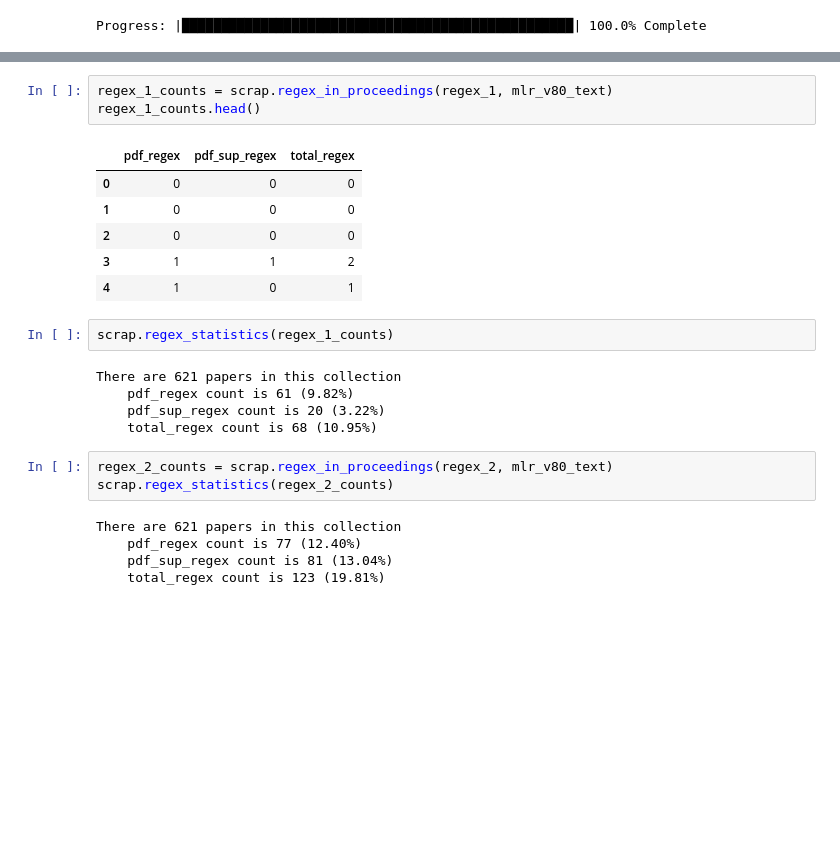
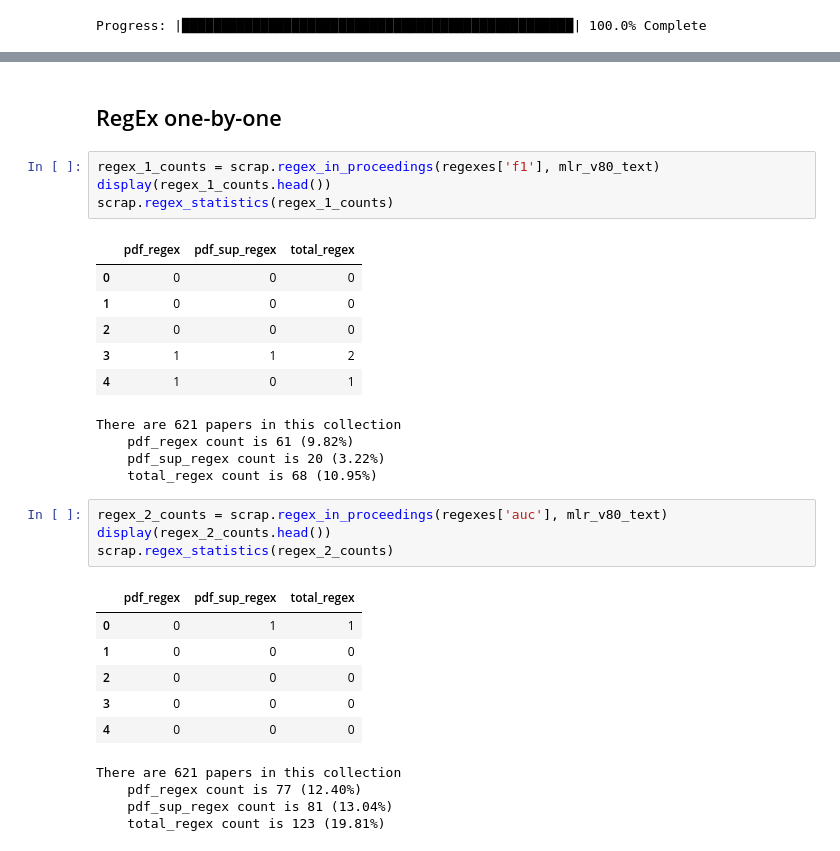
Before and after one commit to So-Cool/proceedings_scraper, a Jupyter notebook: mlr_use_case.ipynb, the cells around one changed output, grey strips where cells are left out. Drawn from its saved outputs; the diff is of its cells as text; blank space fills up the shorter version.

```diff
--- a/mlr_use_case.ipynb
+++ b/mlr_use_case.ipynb
@@ -48,6 +106,9 @@ regex_5 = r'(im|un|not )balance'
+# %% [markdown]
+## RegEx one-by-one ##
 # %%
-regex_1_counts = scrap.regex_in_proceedings(regex_1, mlr_v80_text)
-regex_1_counts.head()
+regex_1_counts = scrap.regex_in_proceedings(regexes['f1'], mlr_v80_text)
+display(regex_1_counts.head())
+scrap.regex_statistics(regex_1_counts)
 # %% [output]
 |  | pdf_regex | pdf_sup_regex | total_regex |
 | 0 | 0 | 0 | 0 |
@@ -55,17 +116,21 @@ regex_1_counts.head()
 | 2 | 0 | 0 | 0 |
 | 3 | 1 | 1 | 2 |
 | 4 | 1 | 0 | 1 |
+There are 621 papers in this collection
+    pdf_regex count is 61 (9.82%)
+    pdf_sup_regex count is 20 (3.22%)
+    total_regex count is 68 (10.95%)
-# %%
-scrap.regex_statistics(regex_1_counts)
-# %% [output]
-There are 621 papers in this collection
-    pdf_regex count is 61 (9.82%)
-    pdf_sup_regex count is 20 (3.22%)
-    total_regex count is 68 (10.95%)
 # %%
-regex_2_counts = scrap.regex_in_proceedings(regex_2, mlr_v80_text)
+regex_2_counts = scrap.regex_in_proceedings(regexes['auc'], mlr_v80_text)
+display(regex_2_counts.head())
 scrap.regex_statistics(regex_2_counts)
 # %% [output]
+|  | pdf_regex | pdf_sup_regex | total_regex |
+| 0 | 0 | 1 | 1 |
+| 1 | 0 | 0 | 0 |
+| 2 | 0 | 0 | 0 |
+| 3 | 0 | 0 | 0 |
+| 4 | 0 | 0 | 0 |
 There are 621 papers in this collection
     pdf_regex count is 77 (12.40%)
     pdf_sup_regex count is 81 (13.04%)
```
Also changed, not shown: parts of 13 cells of this notebook, 3 other files.
